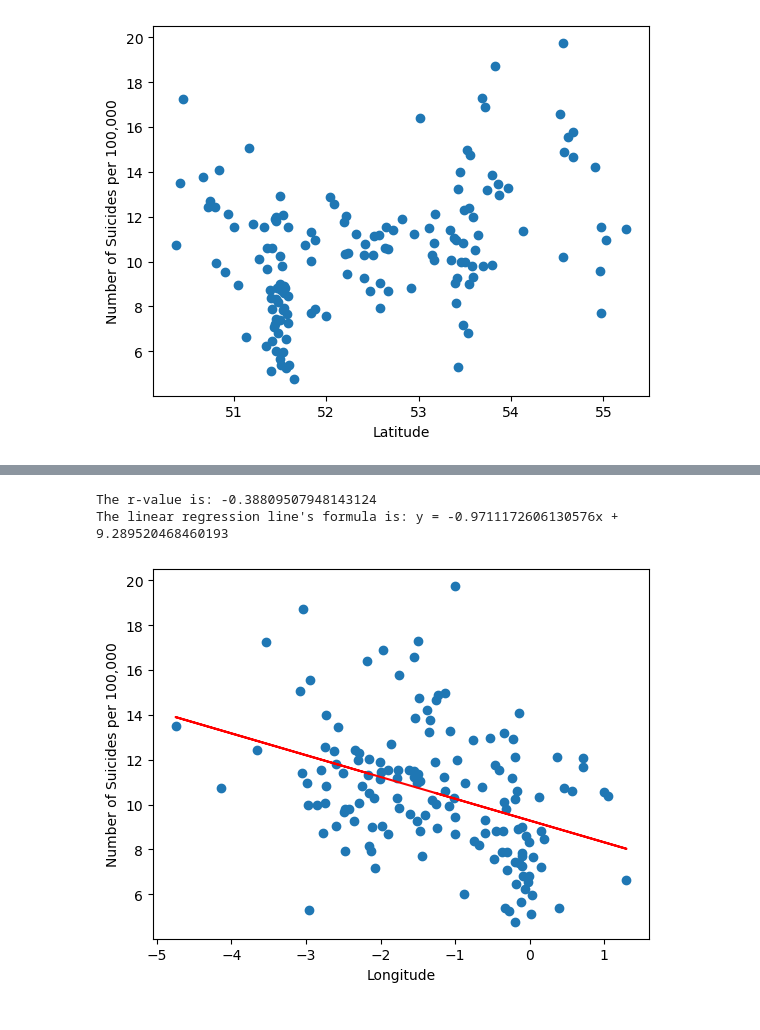
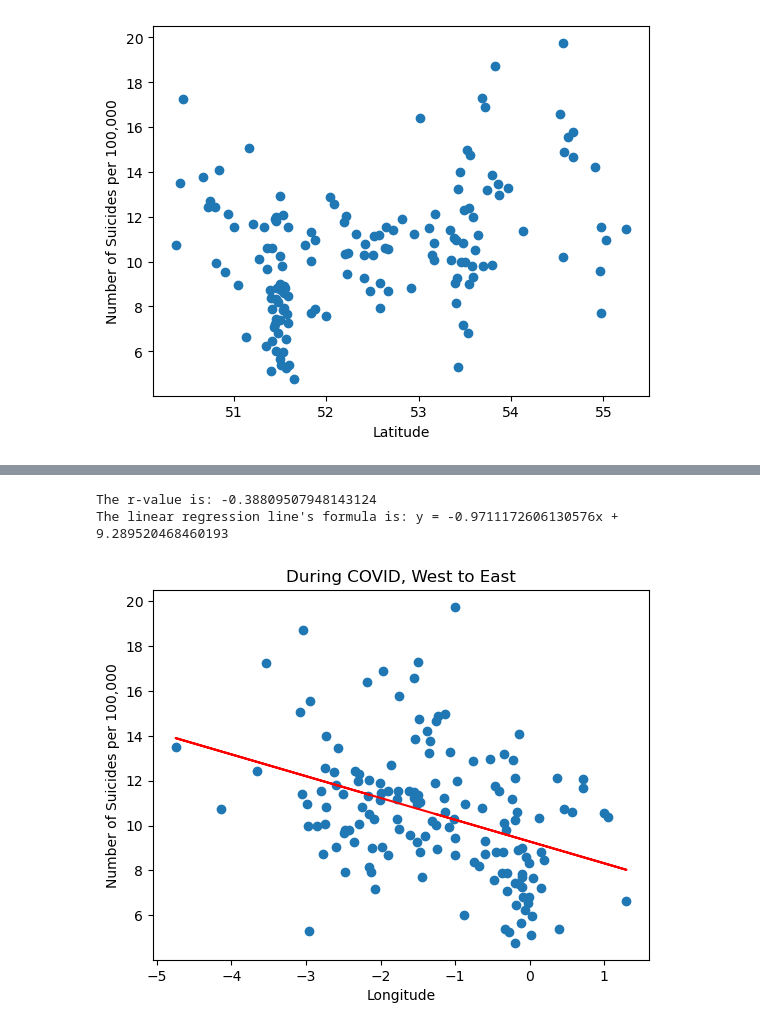
Before and after one commit to HJandu/Project_1_Covid19, a Jupyter notebook: AreasAPI.ipynb, the cells around one changed output, grey strips where cells are left out. Cells and saved outputs as stored; diff of their text form; code cells hidden in the pictures.

```diff
--- a/AreasAPI.ipynb
+++ b/AreasAPI.ipynb
@@ -163,9 +166,10 @@ The linear regression line's formula is: y = -0.6136862130573161x + 9.4852268784
 # %%
 lin_reg_plot(df2["Longitude"], df2["Value"])
 plt.xlabel("Longitude")
 plt.ylabel("Number of Suicides per 100,000")
+plt.title("During COVID, West to East")
 plt.show()
 # %% [output]
 The r-value is: -0.38809507948143124
 The linear regression line's formula is: y = -0.9711172606130576x + 9.289520468460193
-[figure, old version]
+[figure, new version]
```
Also changed, not shown: parts of 3 cells of this notebook.
